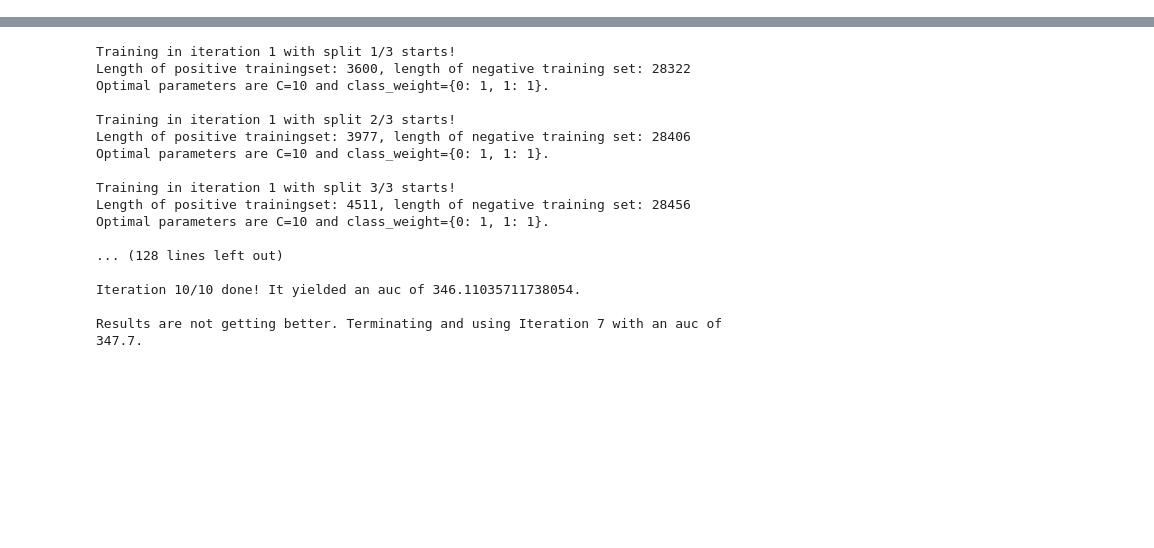
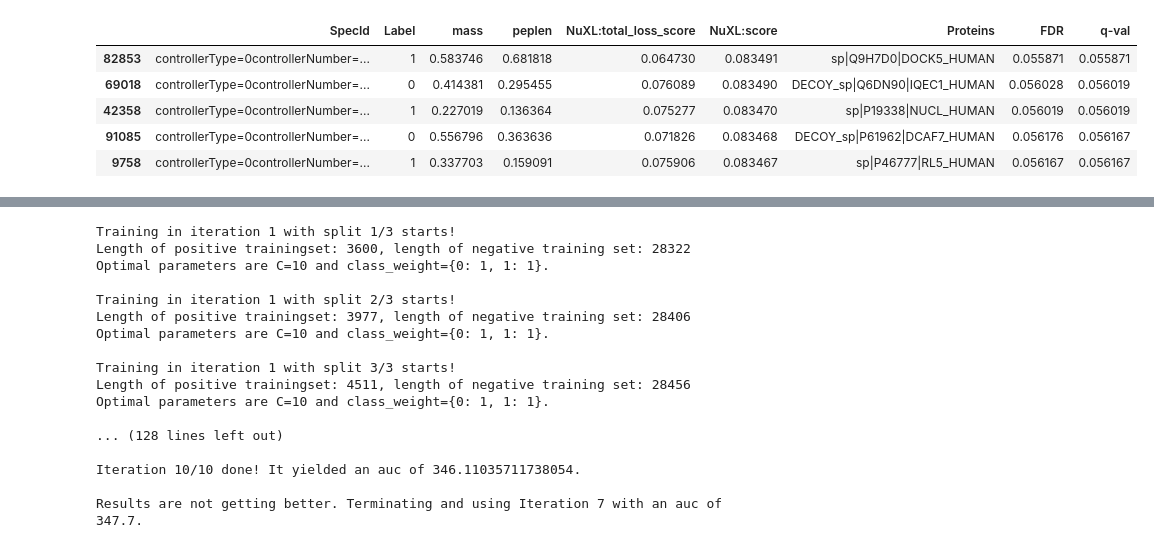
Before and after one commit to emilpaulitz/Bachelor-Thesis, a Jupyter notebook: src/Testing.ipynb, the cells around one changed output, grey strips where cells are left out. Cells and saved outputs as stored; diff of their text form; code cells hidden in the pictures; blank space fills up the shorter version.

```diff
--- a/src/Testing.ipynb
+++ b/src/Testing.ipynb
@@ -19,0 +39,9 @@ Wall time: 19.7 s
+# %%
+dSlow[5995:6000].loc[:,['SpecId','Label','mass','peplen','NuXL:total_loss_score','NuXL:score','Proteins','FDR','q-val']]
+# %% [output]
+|  | SpecId | Label | mass | peplen | NuXL:total_loss_score | NuXL:score | Proteins | FDR | q-val |
+| 82853 | controllerType=0controllerNumber=... | 1 | 0.583746 | 0.681818 | 0.064730 | 0.083491 | sp|Q9H7D0|DOCK5_HUMAN | 0.055871 | 0.055871 |
+| 69018 | controllerType=0controllerNumber=... | 0 | 0.414381 | 0.295455 | 0.076089 | 0.083490 | DECOY_sp|Q6DN90|IQEC1_HUMAN | 0.056028 | 0.056019 |
+| 42358 | controllerType=0controllerNumber=... | 1 | 0.227019 | 0.136364 | 0.075277 | 0.083470 | sp|P19338|NUCL_HUMAN | 0.056019 | 0.056019 |
+| 91085 | controllerType=0controllerNumber=... | 0 | 0.556796 | 0.363636 | 0.071826 | 0.083468 | DECOY_sp|P61962|DCAF7_HUMAN | 0.056176 | 0.056167 |
+| 9758 | controllerType=0controllerNumber=... | 1 | 0.337703 | 0.159091 | 0.075906 | 0.083467 | sp|P46777|RL5_HUMAN | 0.056167 | 0.056167 |
```
Also changed, not shown: parts of 5 cells of this notebook, 7 other files.
